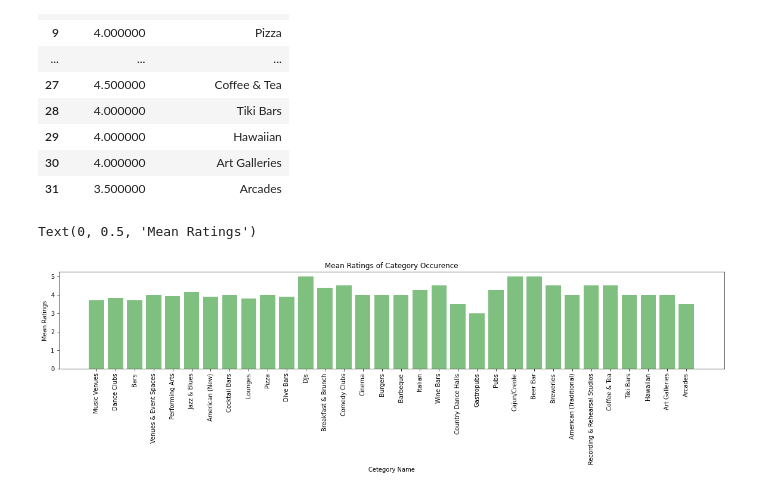
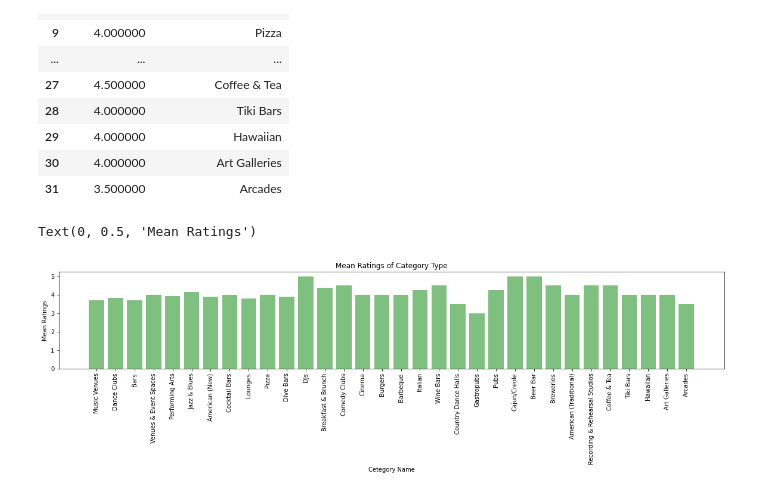
Before and after one commit to mattyk33/A-team, a Jupyter notebook: yelp_music_venue_reviews2.ipynb, the cells around one changed output. Saved outputs shown, nothing was run; the diff lists cells and outputs as text; code cells hidden in the pictures.

Commit message:
Revised Mean Ratings of Category Type

```diff
--- a/yelp_music_venue_reviews2.ipynb
+++ b/yelp_music_venue_reviews2.ipynb
@@ -357,10 +357,10 @@ catMeanRatings_df
 # %%
 plt.figure(figsize=(20,3))
 plt.bar(catMeanRatings_df["Categories Type"], catMeanRatings_df["Mean Ratings"], color='g', alpha=0.5, align="center")
 plt.xticks(catList, rotation="vertical")
-plt.title("Mean Ratings of Category Occurence")
+plt.title("Mean Ratings of Category Type")
 plt.xlabel("Cetegory Name")
 plt.ylabel("Mean Ratings")
 # %% [output]
 Text(0, 0.5, 'Mean Ratings')
-[figure, old version]
+[figure, new version]
```
Also changed, not shown: parts of 1 cell of this notebook.
